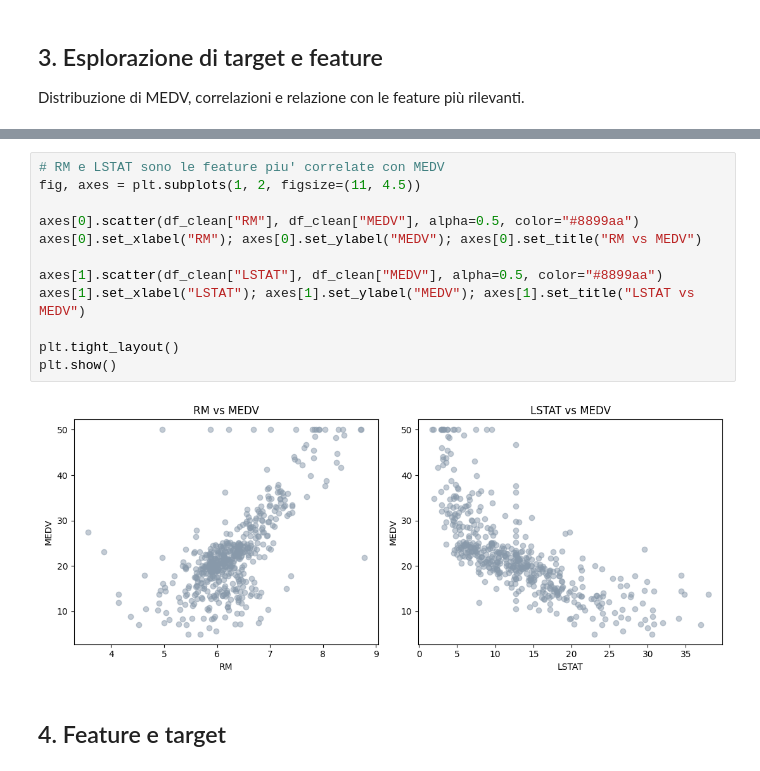
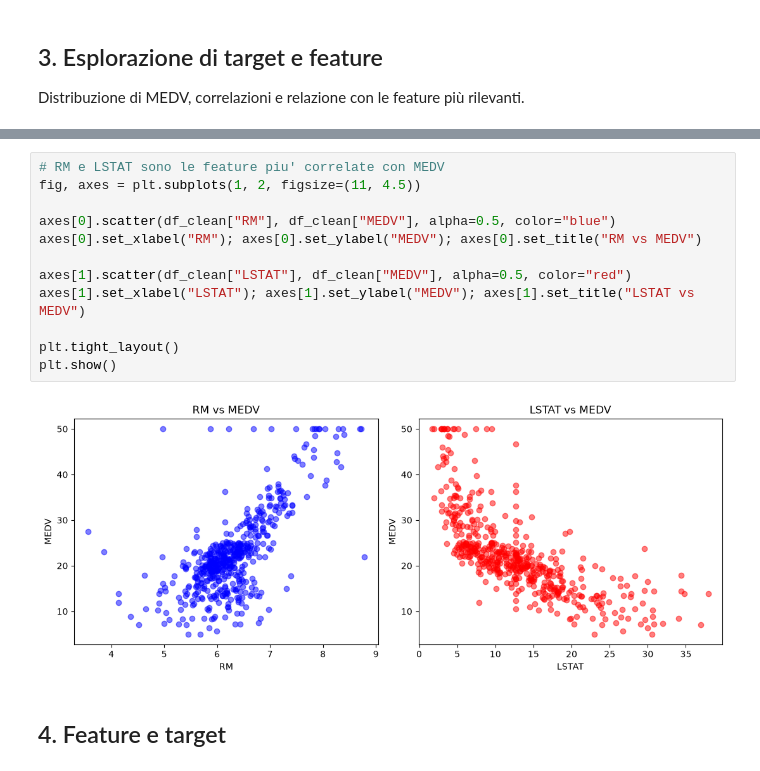
Before and after one commit to dafnebisceglia/Machine_Learning, a Jupyter notebook: ESAME FINALE/ml_final_exam_pulito.ipynb, the cells around one changed output, grey strips where cells are left out. Cells and saved outputs as stored; diff of their text form.

```diff
--- a/ESAME FINALE/ml_final_exam_pulito.ipynb
+++ b/ESAME FINALE/ml_final_exam_pulito.ipynb
@@ -147,17 +150,17 @@ LSTAT     -0.721975
 # %%
 # RM e LSTAT sono le feature piu' correlate con MEDV
 fig, axes = plt.subplots(1, 2, figsize=(11, 4.5))
 
-axes[0].scatter(df_clean["RM"], df_clean["MEDV"], alpha=0.5, color="#8899aa")
+axes[0].scatter(df_clean["RM"], df_clean["MEDV"], alpha=0.5, color="blue")
 axes[0].set_xlabel("RM"); axes[0].set_ylabel("MEDV"); axes[0].set_title("RM vs MEDV")
 
-axes[1].scatter(df_clean["LSTAT"], df_clean["MEDV"], alpha=0.5, color="#8899aa")
+axes[1].scatter(df_clean["LSTAT"], df_clean["MEDV"], alpha=0.5, color="red")
 axes[1].set_xlabel("LSTAT"); axes[1].set_ylabel("MEDV"); axes[1].set_title("LSTAT vs MEDV")
 
 plt.tight_layout()
 plt.show()
 # %% [output]
-[figure, old version]
+[figure, new version]
 # %% [markdown]
 ## 4. Feature e target
 # %%
```
Also changed, not shown: parts of 5 cells of this notebook.
